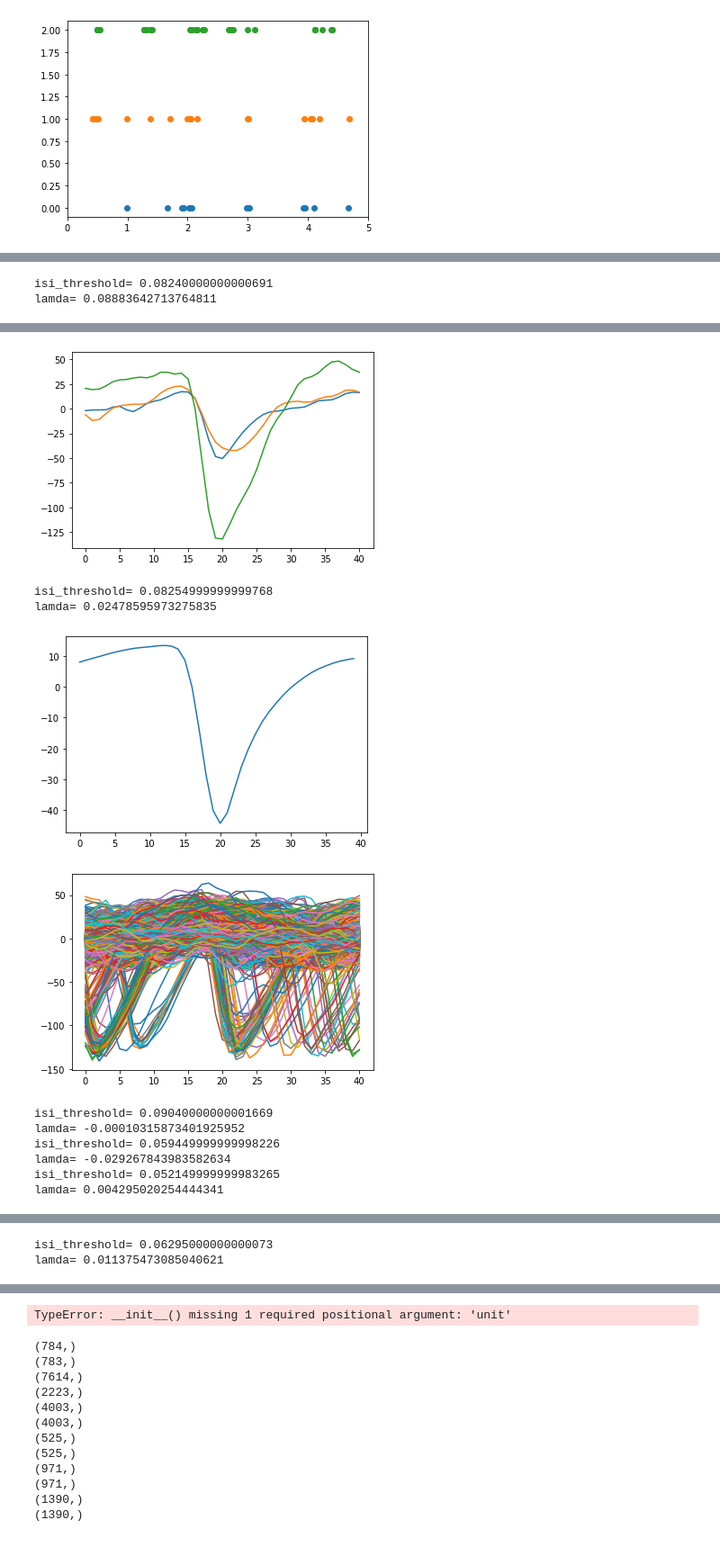
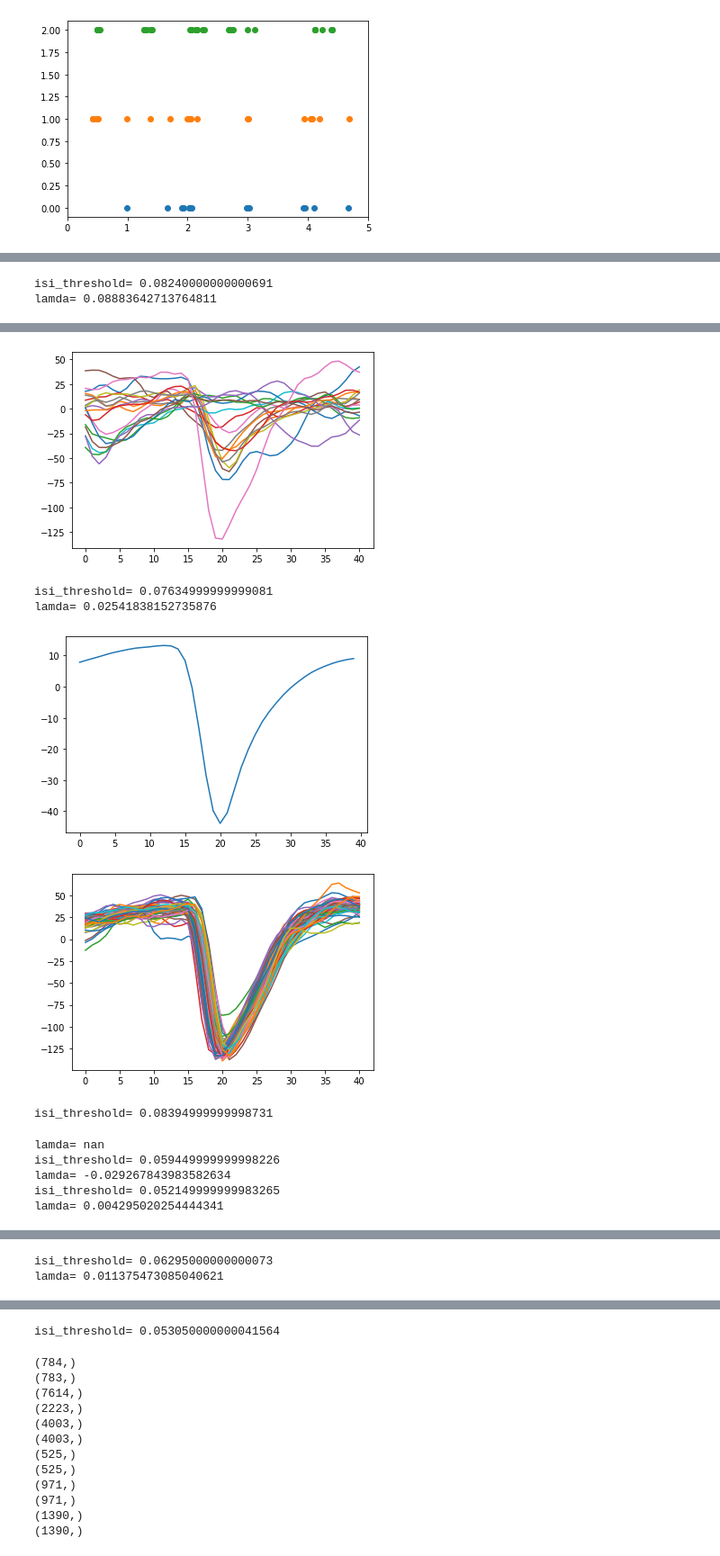
Before and after one commit to luckyeric320/ProjectSpikeSorting, a Jupyter notebook: Sorter/neoDemo.ipynb, the cells around one changed output, grey strips where cells are left out. Shown at 90% size. Cells and saved outputs as stored; diff of their text form; code cells hidden in the pictures.

```diff
--- a/Sorter/neoDemo.ipynb
+++ b/Sorter/neoDemo.ipynb
@@ -65,6 +68,6 @@ print(nega.n_spikes)
 [7009 2886]
 # %%
 #使用“自然断点”法分类
-sorted_result = nega.sort_by_natural_break()
+sorted_result = detect.sort_by_natural_break()
 # %% [output]
 Divide into 3 classes
@@ -118,27 +123,27 @@ True
  [0. 0. 0.]]
 # %%
 #试了一下基于模板匹配的burst检测，效果比较奇怪，会匹配到很多一看就不对劲的东西
-neo_neurons = neurons.find_bursts(spikes,200)
+neo_neurons = neurons.find_bursts(spikes,100)
 # %% [output]
 isi_threshold= 0.08240000000000691
 lamda= 0.08883642713764811
 [figure]
-[figure, old version]
+[figure, new version]
-isi_threshold= 0.08254999999999768
-lamda= 0.02478595973275835
+isi_threshold= 0.07634999999999081
+lamda= 0.02541838152735876
 [figure]
-[figure, old version]
+[figure, new version]
-isi_threshold= 0.09040000000001669
-lamda= -0.00010315873401925952
-isi_threshold= 0.059449999999998226
-lamda= -0.029267843983582634
-isi_threshold= 0.052149999999983265
-lamda= 0.004295020254444341
+isi_threshold= 0.08394999999998731
+lamda= nan
+isi_threshold= 0.059449999999998226
+lamda= -0.029267843983582634
+isi_threshold= 0.052149999999983265
+lamda= 0.004295020254444341
 [figure]
-isi_threshold= 0.06295000000000073
-lamda= 0.011375473085040621
+isi_threshold= 0.06295000000000073
+lamda= 0.011375473085040621
 [figure]
-TypeError: __init__() missing 1 required positional argument: 'unit'
+isi_threshold= 0.053050000000041564
 # %%
 for i in range(neurons.n_neurons):
     print(np.shape(neo_neurons.time_points[i]))
```
Also changed, not shown: parts of 6 cells of this notebook, 1 other file.
